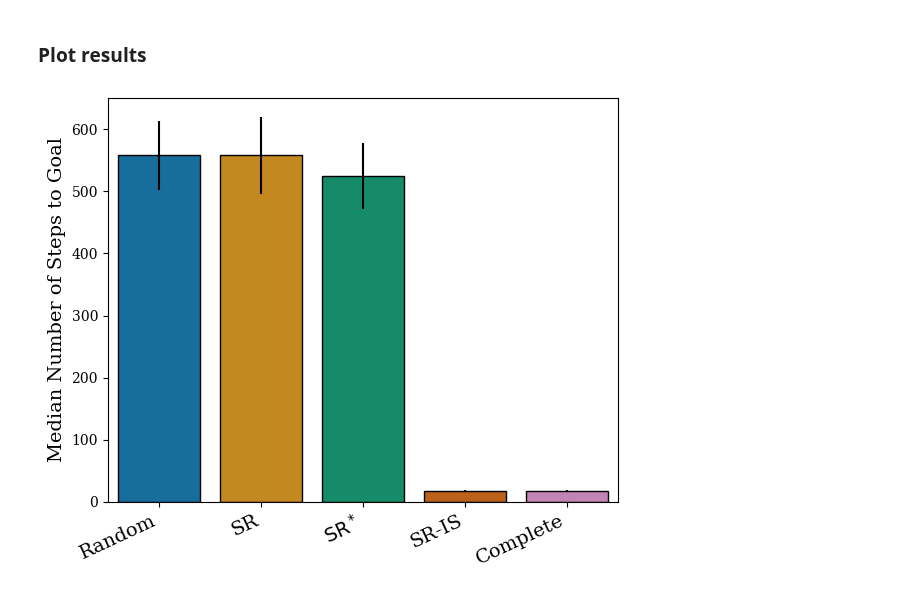
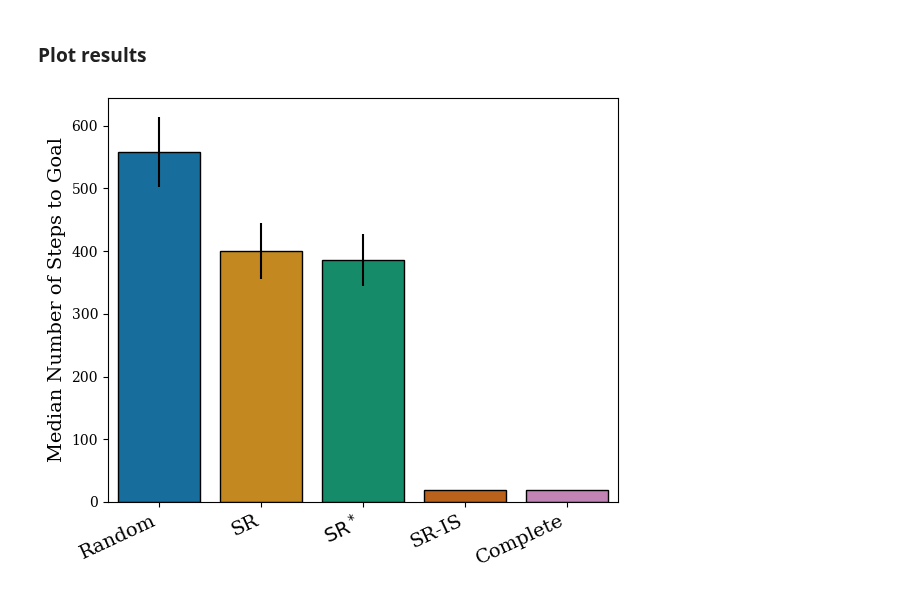
Before and after one commit to ArminBaz/SR-IS, a Jupyter notebook: src/model_comparison.ipynb, the cells around one changed output. Drawn from its saved outputs; the diff is of its cells as text; code cells hidden in the pictures.

Commit message:
bug in model comparison, our model is still way better ;)

```diff
--- a/src/model_comparison.ipynb
+++ b/src/model_comparison.ipynb
@@ -35,6 +35,8 @@ num_steps = 80000
 num_simulations = 20
 new_term_loc = (9,1)
 new_term_idx = 61
+SR_r_new = np.ones((68))
+SR_r_new[new_term_idx] = 10
 # %%
 # Transition matrix with no goal
 env = gym.make(no_goal_env)
@@ -102,14 +104,20 @@ for seed in seeds:
     DR_Inv_agent.terminals = new_terminals
     DR_TD_agent.terminals = new_terminals
     SR_wood_agent.terminals = new_terminals
+    SR_agent.terminals = new_terminals
+    Random_agent.terminals = new_terminals
 
     # Set the DR to updated DR for agents and update the values
     DR_TD_agent.DR = DR_td
     DR_TD_agent.update_V()
     DR_Inv_agent.DR = DR_inv
     DR_Inv_agent.update_V()
+    # update rewards for SR
+    SR_wood_agent.r = SR_r_new
     SR_wood_agent.SR = SR_new
     SR_wood_agent.update_V()
+    SR_agent.r = SR_r_new
+    SR_agent.update_V()
 
     ## Simulate agent planning towards new goal
     # Initialize holders and run simulations
@@ -155,8 +163,8 @@ Seed: 99
 ### Plot results
 # %%
 ## Plot
-# save_path = os.path.join('..', 'figures/') + 'model_comparison.png'
-save_path = None
+save_path = os.path.join('..', 'figures/') + 'model_comparison_2.png'
+# save_path = None
 stat_type = 'median' # 'median'
 
 x_plot = ['Random', 'SR', r'$\mathrm{SR}^*$', 'SR-IS', 'Complete']
@@ -169,31 +177,31 @@ sems = [np.std(avgs[cat][stat_type]) / np.sqrt(len(avgs[cat][stat_type])) for ca
 # Create a color palette
 palette = sns.color_palette("colorblind", len(categories))
 
 # Set a nicer font
 plt.rcParams['font.family'] = 'serif'
 
 # Create the figure with adjusted size
 plt.figure(figsize=(6, 5))  # Adjust these values as needed
 
 # Create the bar plot
 ax = sns.barplot(x=x_plot, y=means, palette=palette, yerr=sems, capsize=0.2)
 
 # Set the y-axis title
 plt.ylabel(f"{stat_type.capitalize()} Number of Steps to Goal", fontsize=14)
 
 # Rotate the x-axis labels if needed
 plt.xticks(rotation=25, ha='right', fontsize=14)
 
 # Outline the bars in black
 for bar in ax.patches:
     bar.set_edgecolor('black')
     bar.set_linewidth(1)
 
 if save_path is not None:
     plt.savefig(save_path, bbox_inches='tight', dpi=300)
 
 # Display the plot
 plt.tight_layout()
 plt.show()
 # %% [output]
-[figure, old version]
+[figure, new version]
```
